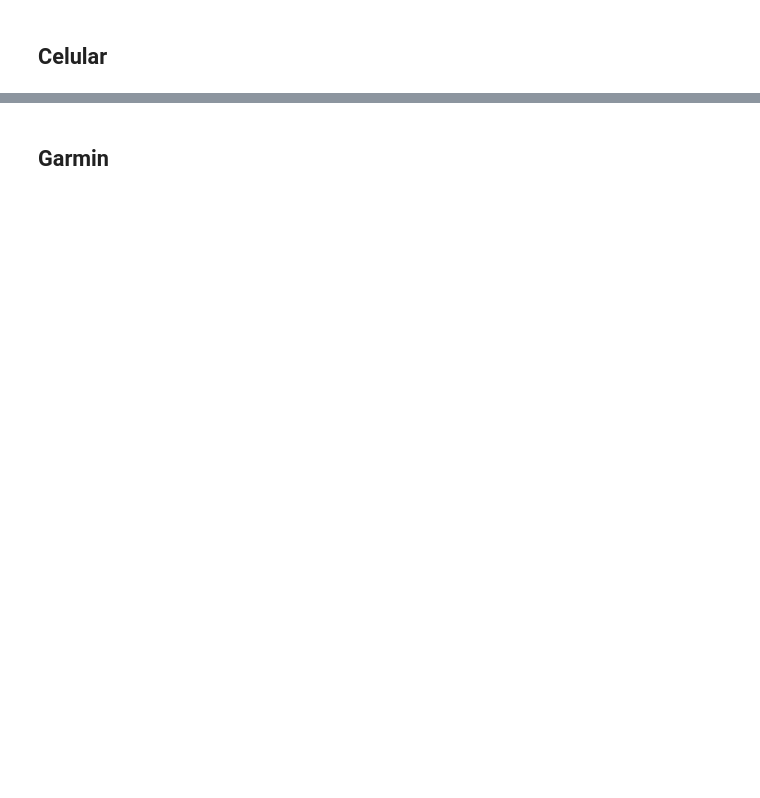
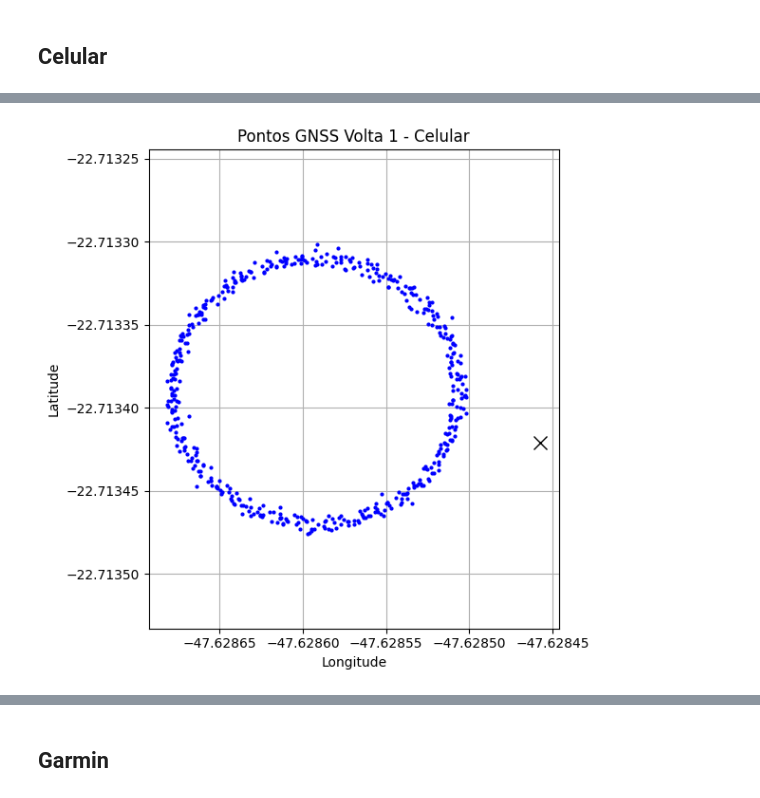
Before and after one commit to GabrielSan99/GNSS_C-A_CODE, a Jupyter notebook: analysis.ipynb, the cells around one changed output, grey strips where cells are left out. Cells and saved outputs as stored; diff of their text form; code cells hidden in the pictures; blank space fills up the shorter version.

```diff
--- a/analysis.ipynb
+++ b/analysis.ipynb
@@ -594,0 +767,16 @@ df_celular
+# %%
+fig, ax = plt.subplots(figsize=(6, 6))
+
+ax.plot(laps['lap_1']["data_celular"]["Lon"], laps['lap_1']["data_celular"]["Lat"], marker='o', linestyle="", markersize=2, color='blue')
+ax.plot(pivot_long, pivot_lat, marker='x', color='black', markersize=10, label='Ponto de Pivô')
+ax.set_title("Pontos GNSS Volta 1 - Celular")
+ax.set_xlabel("Longitude")
+ax.set_ylabel("Latitude")
+ax.grid(True)
+ax.axis("equal")  # Mantém proporção correta
+ax.ticklabel_format(useOffset=False)  # <--- ESSA LINHA REMOVE O OFFSET
+
+plt.tight_layout()
+plt.show()
+# %% [output]
+[figure, added]
```
Also changed, not shown: parts of 30 cells of this notebook, 36 other files.
